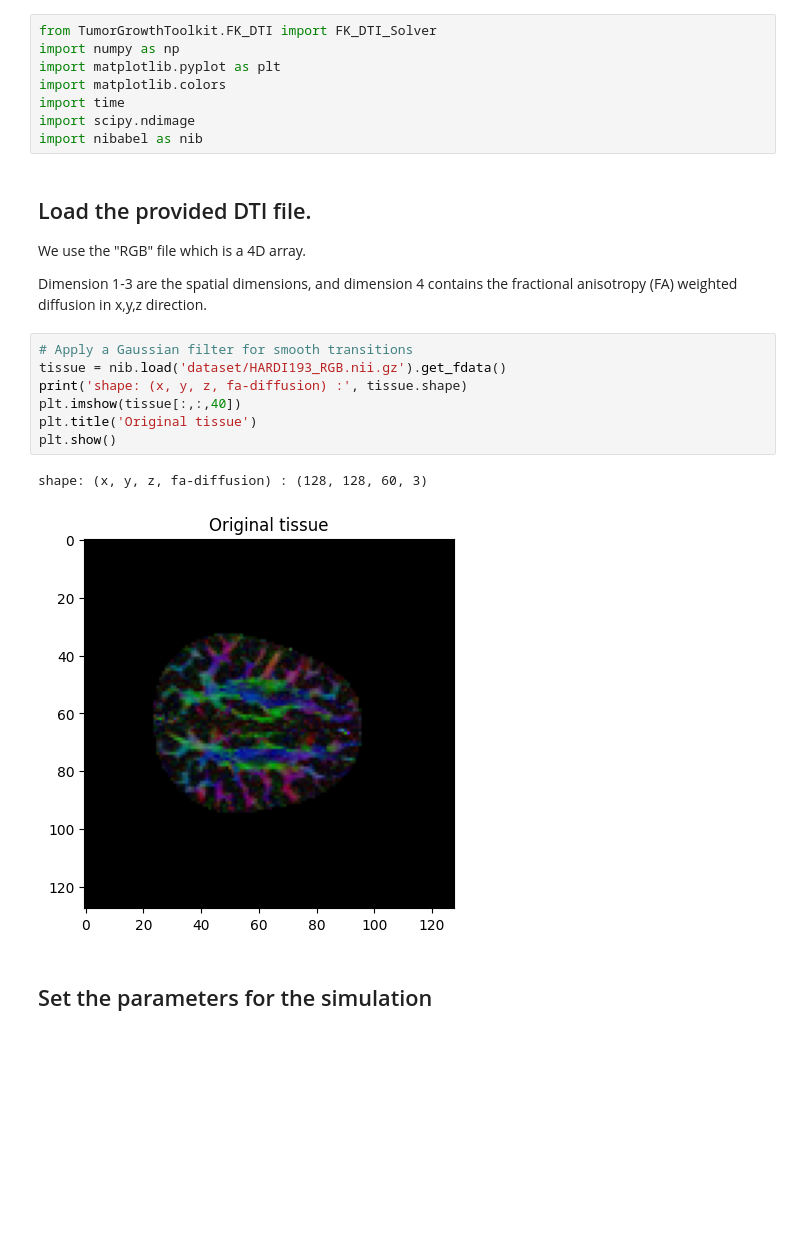
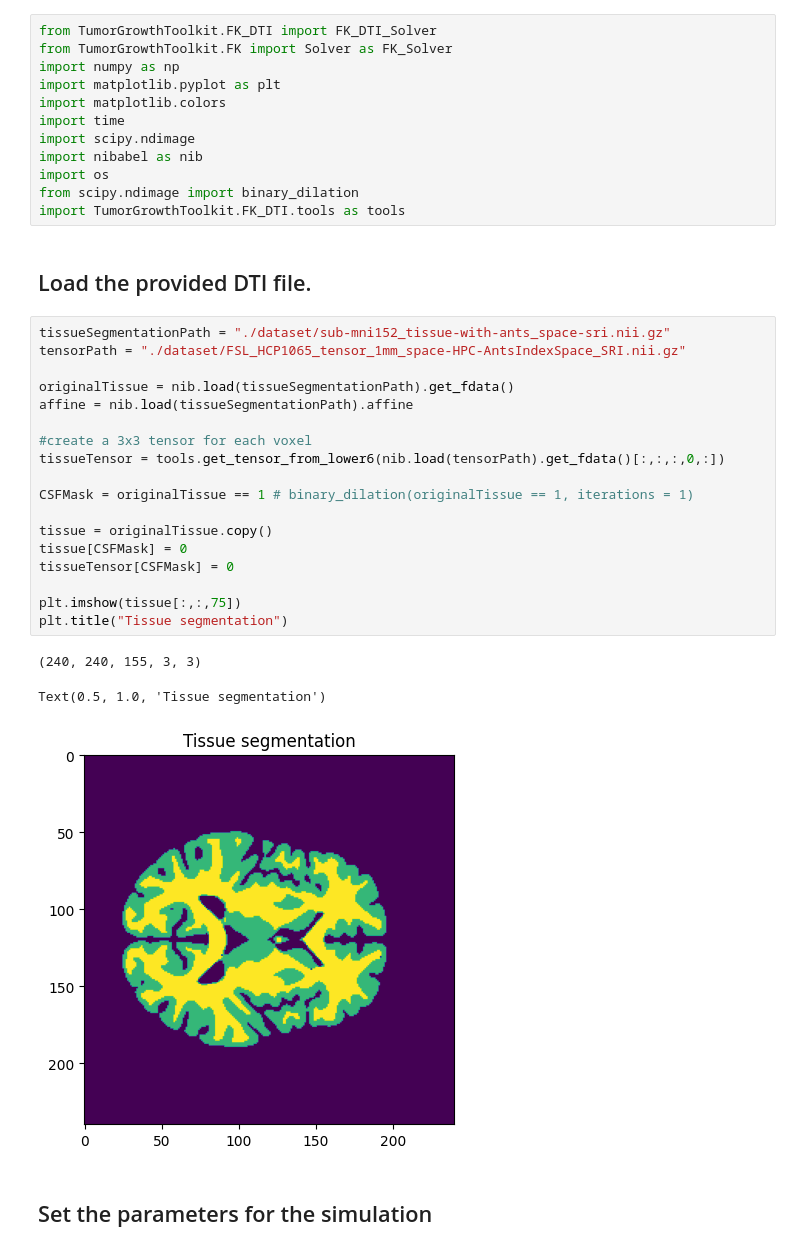
Before and after one commit to m1balcerak/TumorGrowthToolkit, a Jupyter notebook: FK_DTI_example.ipynb, the cells around one changed output. Saved outputs shown, nothing was run; the diff lists cells and outputs as text; blank space fills up the shorter version.

```diff
--- a/FK_DTI_example.ipynb
+++ b/FK_DTI_example.ipynb
@@ -9,27 +7,39 @@ This is how you can generate such an RGB image from DTI:  https://docs.dipy.org/
 # %%
 from TumorGrowthToolkit.FK_DTI import FK_DTI_Solver
+from TumorGrowthToolkit.FK import Solver as FK_Solver
 import numpy as np
 import matplotlib.pyplot as plt
 import matplotlib.colors
 import time
 import scipy.ndimage
 import nibabel as nib
+import os
+from scipy.ndimage import binary_dilation
+import TumorGrowthToolkit.FK_DTI.tools as tools
 # %% [markdown]
 ## Load the provided DTI file.
-
-We use the "RGB" file which is a 4D array.
-
-Dimension 1-3 are the spatial dimensions, and dimension 4 contains the fractional anisotropy (FA) weighted diffusion in x,y,z direction.
 # %%
-# Apply a Gaussian filter for smooth transitions
-tissue = nib.load('dataset/HARDI193_RGB.nii.gz').get_fdata()
-print('shape: (x, y, z, fa-diffusion) :', tissue.shape)
-plt.imshow(tissue[:,:,40])
-plt.title('Original tissue')
-plt.show()
+tissueSegmentationPath = "./dataset/sub-mni152_tissue-with-ants_space-sri.nii.gz"
+tensorPath = "./dataset/FSL_HCP1065_tensor_1mm_space-HPC-AntsIndexSpace_SRI.nii.gz"
+
+originalTissue = nib.load(tissueSegmentationPath).get_fdata()
+affine = nib.load(tissueSegmentationPath).affine
+
+#create a 3x3 tensor for each voxel
+tissueTensor = tools.get_tensor_from_lower6(nib.load(tensorPath).get_fdata()[:,:,:,0,:])
+
+CSFMask = originalTissue == 1 # binary_dilation(originalTissue == 1, iterations = 1)
+
+tissue = originalTissue.copy()
+tissue[CSFMask] = 0
+tissueTensor[CSFMask] = 0
+
+plt.imshow(tissue[:,:,75])
+plt.title("Tissue segmentation")
 # %% [output]
-shape: (x, y, z, fa-diffusion) : (128, 128, 60, 3)
+(240, 240, 155, 3, 3)
+Text(0.5, 1.0, 'Tissue segmentation')
-[figure, old version]
+[figure, new version]
 # %% [markdown]
 ## Set the parameters for the simulation
 # %%
```
Also changed, not shown: parts of 9 cells of this notebook.
